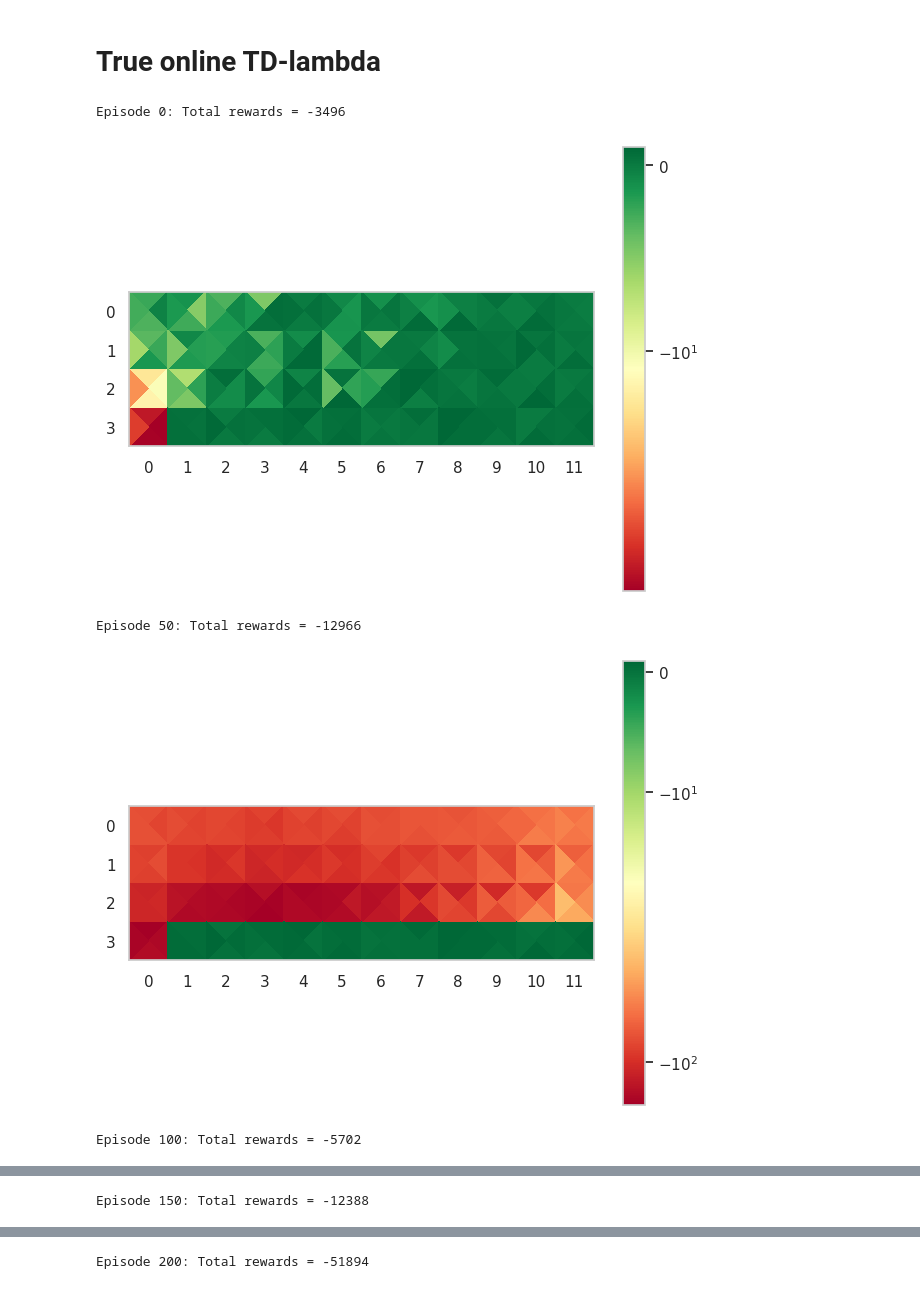
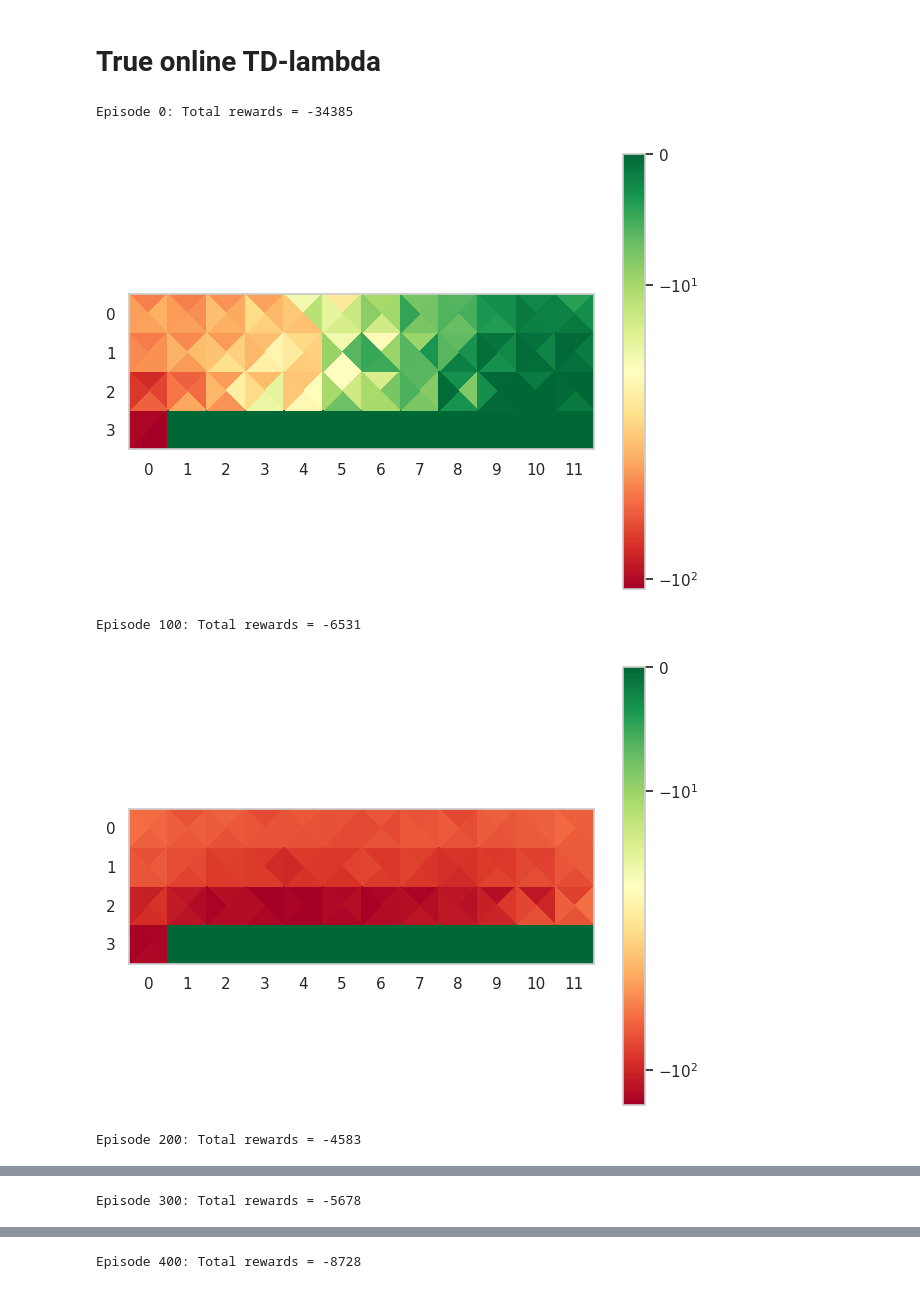
Before and after one commit to gardan4/RL-learning-goals, a Jupyter notebook: python/KEN4157_Reinforcement_Learning_Cliff_Walking.ipynb, the cells around one changed output, grey strips where cells are left out. Saved outputs shown, nothing was run; the diff lists cells and outputs as text; code cells hidden in the pictures.

```diff
--- a/python/KEN4157_Reinforcement_Learning_Cliff_Walking.ipynb
+++ b/python/KEN4157_Reinforcement_Learning_Cliff_Walking.ipynb
@@ -326,8 +326,8 @@ from os import wait
 # Parameters for TD(lambda)
 alpha = 0.01  # Learning rate
 gamma = 0.95  # Discount factor
-num_episodes = 1000  # Number of episodes for training
-epsilon_start  = 0.9  # Epsilon for epsilon-greedy policy
+num_episodes = 500  # Number of episodes for training
+epsilon_start  = 1.0  # Epsilon for epsilon-greedy policy
 epsilon_min = 0.01   # Minimum epsilon valu
 lambda_val = 0.95  # Lambda value for TD(lambda)
 epsilon_decay = (epsilon_start - epsilon_min) / num_episodes
@@ -341,6 +341,7 @@ def epsilon_greedy_policy(state, w, x, epsilon):
         return np.random.choice(num_actions)
     else:
       return np.argmax(np.dot(w.T, x) for a in range(num_actions))
+
 
 
 def get_feature_vector(state, action, is_terminal):
@@ -368,7 +369,7 @@ for episode in range(num_episodes):
 
 
     while not done:
-        action = epsilon_greedy_policy(state, w, x, epsilon)
+        action = epsilon_greedy_policy(state, w, get_feature_vector(state, action, done), epsilon)
         next_state, reward, done, truncated, info = env.step(action)
         next_action = epsilon_greedy_policy(next_state, w, x, epsilon)
         x_prime = get_feature_vector(next_state, next_action, done)
@@ -384,35 +385,35 @@ for episode in range(num_episodes):
         V_old = V_prime
         x = x_prime
 
         # Update state
         state = next_state
         total_rewards += reward
 
 
     if episode % 100 == 0:
         print(f"Episode {episode}: Total rewards = {total_rewards}")
         # Plot heatmap from our Q-table
         Q = w.reshape((num_states, num_actions))
         q_vals_up = Q[:, 0]
         q_vals_right = Q[:, 1]
         q_vals_down = Q[:, 2]
         q_vals_left = Q[:, 3]
         create_qvals_heatmap(q_vals_up, q_vals_right, q_vals_down, q_vals_left)
     returns_per_episode.append(total_rewards)
 
 
 plot_returns_per_episode(returns_per_episode)
 
 # Plot heatmap from our Q-table
 Q = w.reshape((num_states, num_actions))
 q_vals_up = Q[:, 0]
 q_vals_right = Q[:, 1]
 q_vals_down = Q[:, 2]
 q_vals_left = Q[:, 3]
 create_qvals_heatmap(q_vals_up, q_vals_right, q_vals_down, q_vals_left)
 # %% [output]
-Episode 0: Total rewards = -3496
+Episode 0: Total rewards = -34385
-[figure, old version]
+[figure, new version]
-Episode 50: Total rewards = -12966
+Episode 100: Total rewards = -6531
-[figure, old version]
+[figure, new version]
-Episode 100: Total rewards = -5702
+Episode 200: Total rewards = -4583
@@ -420 +421 @@ Episode 100: Total rewards = -5702
-Episode 150: Total rewards = -12388
+Episode 300: Total rewards = -5678
@@ -422 +423 @@ Episode 150: Total rewards = -12388
-Episode 200: Total rewards = -51894
+Episode 400: Total rewards = -8728
```
Also changed, not shown: parts of 1 cell of this notebook.
